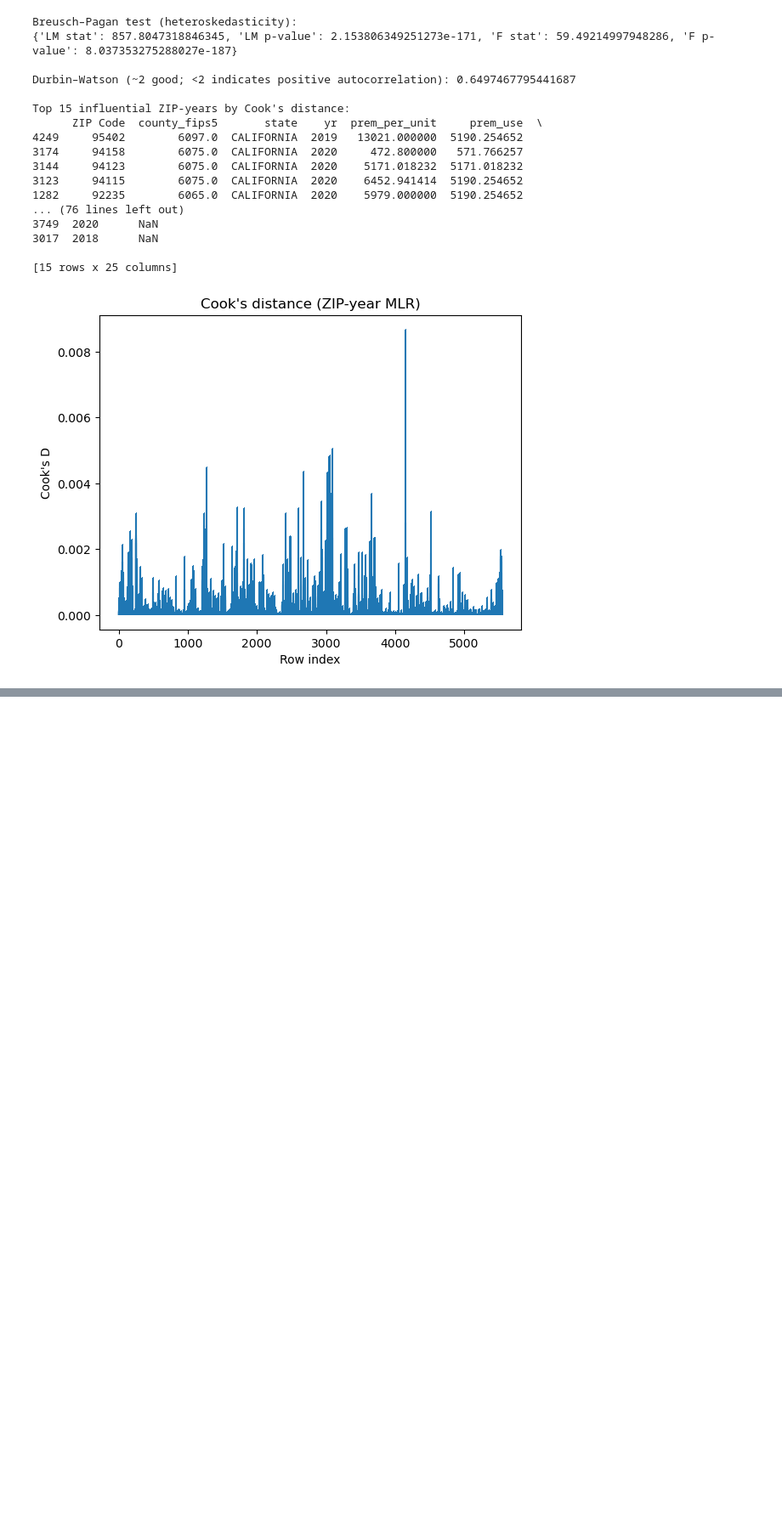
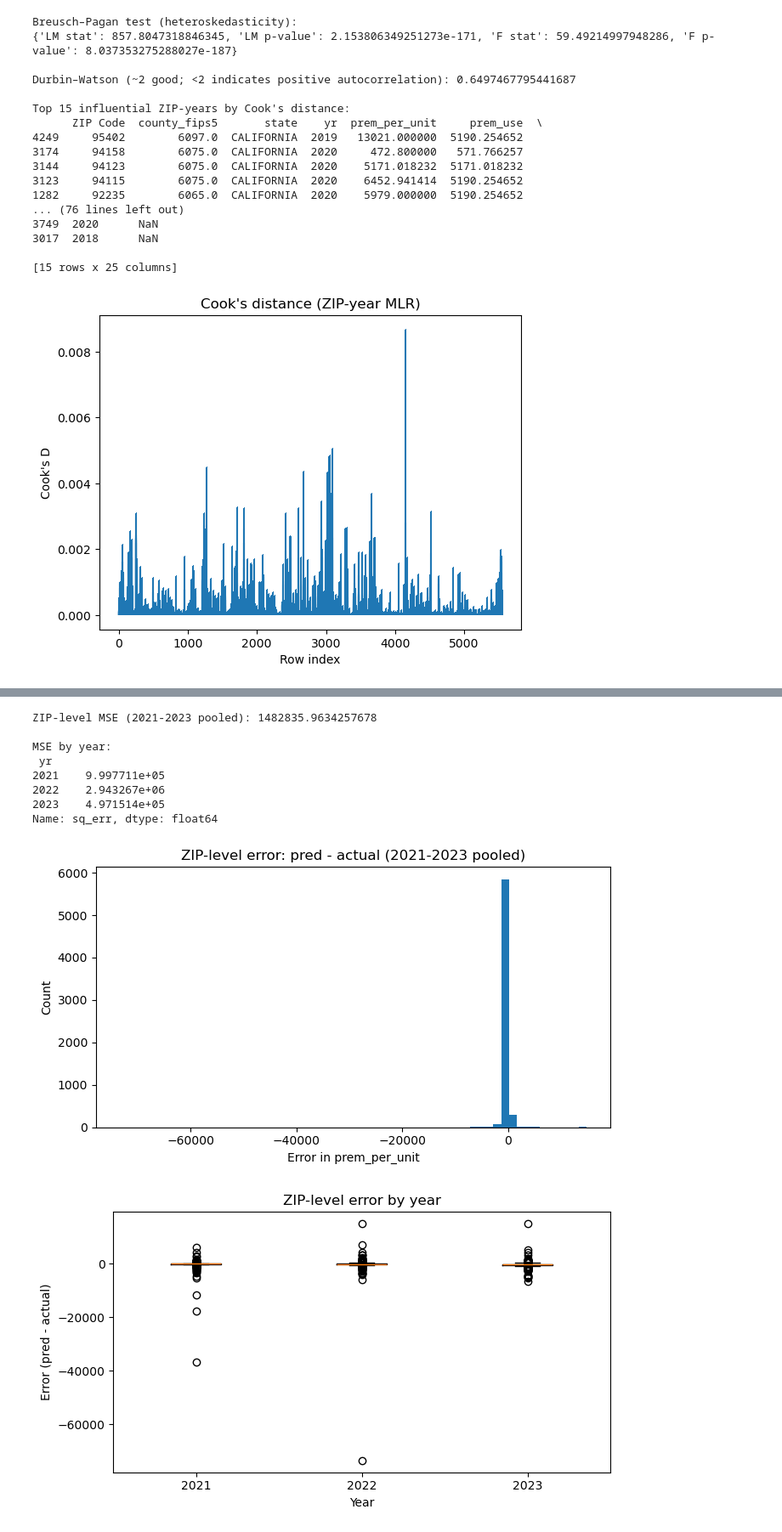
Before and after one commit to Ramil-cyber/Capstone_Citizensbank_climate-risk_insurance-exposure_monitoring, a Jupyter notebook: 03_code/data_exploration/machine_learning_and_MLR_for_insruance_prem_california_JIPU.ipynb, the cells around one changed output, grey strips where cells are left out. Shown at 85% size. Saved outputs shown, nothing was run; the diff lists cells and outputs as text; code cells hidden in the pictures; blank space fills up the shorter version.

```diff
--- a/03_code/data_exploration/machine_learning_and_MLR_for_insruance_prem_california_JIPU.ipynb
+++ b/03_code/data_exploration/machine_learning_and_MLR_for_insruance_prem_california_JIPU.ipynb
@@ -1558,0 +2247,77 @@ Top 15 influential ZIP-years by Cook's distance:
+# %%
+import matplotlib.pyplot as plt
+
+# Pull posterior samples
+post = idata.posterior.stack(sample=("chain","draw"))
+
+alpha_s = post["alpha"].values                    # (S,)
+u_zip_s = post["u_zip"].values                    # (n_zip, S)
+gamma_s = post["gamma"].values                    # (T, S)
+
+# Build test predictions in log space (posterior mean of mu)
+zip_idx_test = test["zip_idx"].values
+year_idx_test = test["year_idx"].values
+
+# mu_samples: (n_test, S)
+mu_samples = (alpha_s[None, :]
+              + u_zip_s[zip_idx_test, :]
+              + gamma_s[year_idx_test, :])
+
+# Convert to prem_per_unit scale.
+# Using exp(mu) = median of lognormal-ish; for mean on original scale you’d need sigma too.
+pred_ppu_mean = np.exp(mu_samples).mean(axis=1)
+
+eval_df = test[["zip","yr","prem_per_unit"]].copy()
+eval_df = eval_df.rename(columns={"prem_per_unit":"actual_ppu"})
+eval_df["pred_ppu"] = pred_ppu_mean
+
+# errors
+eval_df["err"] = eval_df["pred_ppu"] - eval_df["actual_ppu"]
+eval_df["sq_err"] = eval_df["err"]**2
+
+mse = eval_df["sq_err"].mean()
+print("ZIP-level MSE (2021-2023 pooled):", mse)
+
+mse_by_year = eval_df.groupby("yr")["sq_err"].mean()
+print("\nMSE by year:\n", mse_by_year)
+
+# ---- plots
+plt.figure(figsize=(7,4))
+plt.hist(eval_df["err"], bins=60)
+plt.title("ZIP-level error: pred - actual (2021-2023 pooled)")
+plt.xlabel("Error in prem_per_unit")
+plt.ylabel("Count")
+plt.tight_layout()
+plt.show()
+
+plt.figure(figsize=(7,4))
+years = sorted(eval_df["yr"].unique())
+data = [eval_df.loc[eval_df["yr"]==y, "err"].values for y in years]
+plt.boxplot(data, labels=years)
+plt.title("ZIP-level error by year")
+plt.xlabel("Year")
+plt.ylabel("Error (pred - actual)")
+plt.tight_layout()
+plt.show()
+
+plt.figure(figsize=(5,5))
+plt.scatter(eval_df["actual_ppu"], eval_df["pred_ppu"], s=8, alpha=0.5)
+mn = min(eval_df["actual_ppu"].min(), eval_df["pred_ppu"].min())
+mx = max(eval_df["actual_ppu"].max(), eval_df["pred_ppu"].max())
+plt.plot([mn, mx], [mn, mx])
+plt.title("ZIP-level Actual vs Predicted prem_per_unit")
+plt.xlabel("Actual")
+plt.ylabel("Predicted")
+plt.tight_layout()
+plt.show()
+# %% [output]
+ZIP-level MSE (2021-2023 pooled): 1482835.9634257678
+
+MSE by year:
+ yr
+2021    9.997711e+05
+2022    2.943267e+06
+2023    4.971514e+05
+Name: sq_err, dtype: float64
+[figure, added]
+[figure, added]
```
Also changed, not shown: parts of 39 cells of this notebook, 8 other files.
